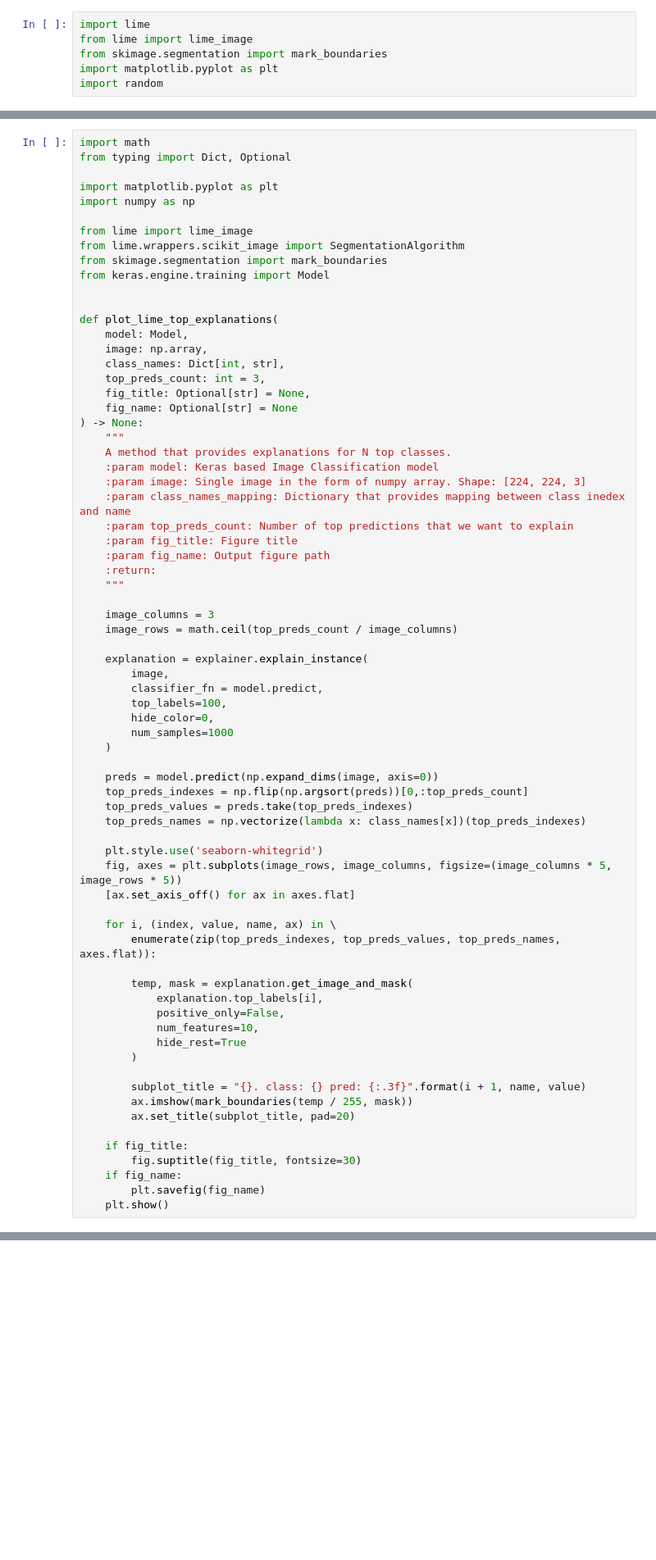
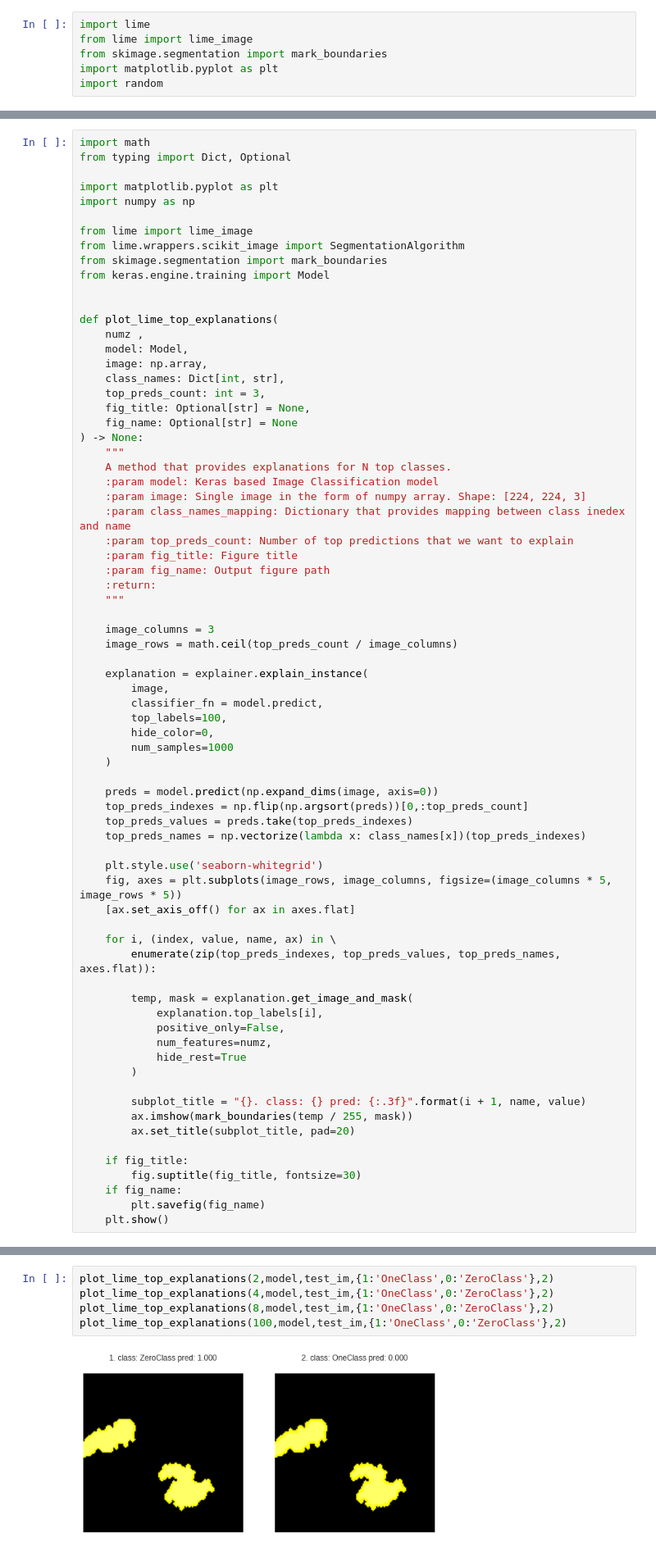
Before and after one commit to rajoy99/Ising_interpretation, a Jupyter notebook: pngtrain/png_train.ipynb, the cells around one changed output, grey strips where cells are left out. Shown at 82% size. Drawn from its saved outputs; the diff is of its cells as text; blank space fills up the shorter version.

```diff
--- a/pngtrain/png_train.ipynb
+++ b/pngtrain/png_train.ipynb
@@ -309,6 +309,7 @@ from keras.engine.training import Model
 
 
 def plot_lime_top_explanations(
+    numz ,
     model: Model,
     image: np.array,
     class_names: Dict[int, str],
@@ -353,7 +354,7 @@ def plot_lime_top_explanations(
         temp, mask = explanation.get_image_and_mask(
             explanation.top_labels[i],
             positive_only=False,
-            num_features=10,
+            num_features=numz,
             hide_rest=True
         )
 
@@ -383,0 +381,7 @@ plot_lime_top_explanations(model,test_im,{1:'OneClass',0:'ZeroClass'},2)
+# %%
+plot_lime_top_explanations(2,model,test_im,{1:'OneClass',0:'ZeroClass'},2)
+plot_lime_top_explanations(4,model,test_im,{1:'OneClass',0:'ZeroClass'},2)
+plot_lime_top_explanations(8,model,test_im,{1:'OneClass',0:'ZeroClass'},2)
+plot_lime_top_explanations(100,model,test_im,{1:'OneClass',0:'ZeroClass'},2)
+# %% [output]
+[figure, added]
```
Also changed, not shown: parts of 3 cells of this notebook.
